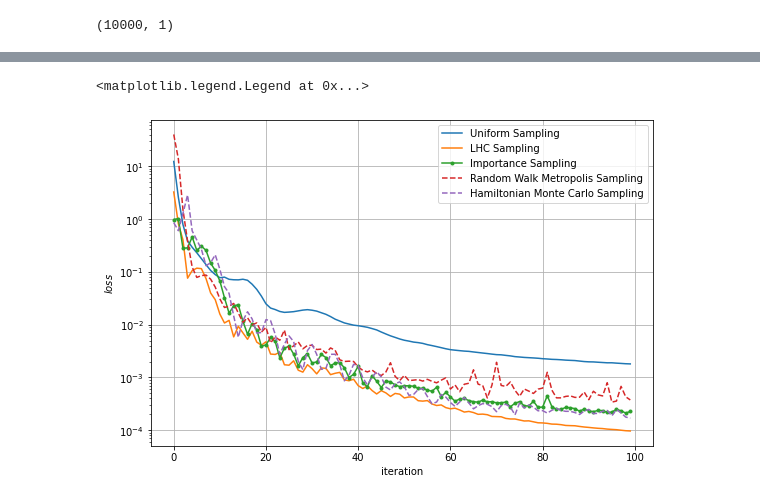
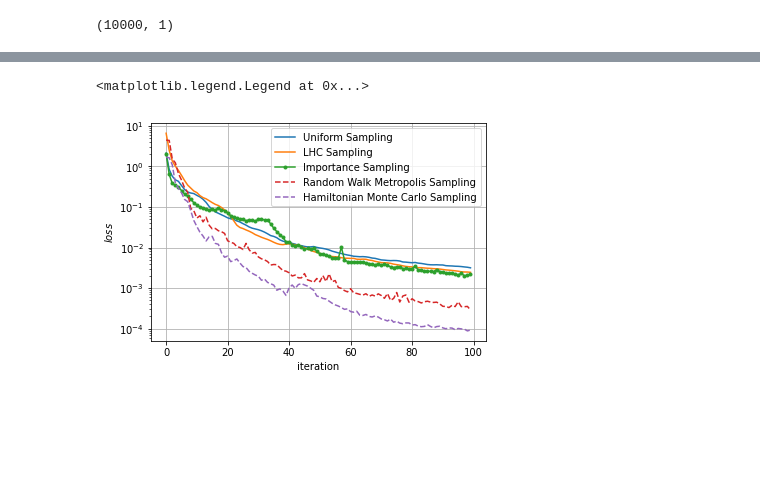
Before and after one commit to dsmagiya/CS6784_PINN_project, a Jupyter notebook: Importance_sampling_and_MCMC.ipynb, the cells around one changed output, grey strips where cells are left out. Cells and saved outputs as stored; diff of their text form; code cells hidden in the pictures; blank space fills up the shorter version.

```diff
--- a/Importance_sampling_and_MCMC.ipynb
+++ b/Importance_sampling_and_MCMC.ipynb
@@ -421,10 +423,13 @@ def trainModelMCMC(model, method, input, trainingEpisode, initialPoint, boundary
     hist = []
     histTime = []
     for i in range(trainingEpisode):
-        if i % 10 == 0 :
+        if i % 100 == 0 :
             print("doing {0} training".format(i))
         loss = trainStepWithMCMC(model, method(model), initialPoint, boundaryPoint)
         hist.append(loss.numpy())
         histTime.append(time() - t0)
     return hist, histTime
+# %%
+originModel = initiateModel()
+optim = tf.keras.optimizers.Adam(learning_rate=0.002)
 # %%
@@ -488,3 +455,0 @@ doing 90 training
-# %%
-model = tf.keras.models.clone_model(originModel)
-hist5, histTime5 = trainModelMCMC(model, HamiltonianMC, colPoint, 100, initialPoint, boundaryPoint)
@@ -501,0 +527,11 @@ doing 90 training
+# %%
+# model = tf.keras.models.clone_model(originModel)
+# model.set_weights(originModel.get_weights())
+# hist5, histTime5 = trainModelMCMC(model, HamiltonianMC, colPoint, 100, initialPoint, boundaryPoint)
+hist_np5 = np.zeros(100)
+for i in range(10):
+  model = tf.keras.models.clone_model(originModel)
+  model.set_weights(originModel.get_weights())
+  hist5, histTime2 = trainModelMCMC(model, HamiltonianMC, colPoint, 100, initialPoint, boundaryPoint)
+  hist_np5 += np.asarray(hist5)
+hist_np5 = hist_np5/10
@@ -517,16 +555,28 @@ doing 90 training
 # %%
-fig = plt.figure(figsize=(9,6))
+fig = plt.figure(figsize=(6,4))
 ax = fig.add_subplot(111)
-ax.semilogy(range(len(hist)), hist, '-', label = "Uniform Sampling")
-ax.semilogy(range(len(hist)), hist2, '-', label = "LHC Sampling")
-ax.semilogy(range(len(hist)), hist3, '.-', label = "Importance Sampling")
-ax.semilogy(range(len(hist)), hist4, '--', label = "Random Walk Metropolis Sampling")
-ax.semilogy(range(len(hist)), hist5, '--', label = "Hamiltonian Monte Carlo Sampling")
+# ax.semilogy(range(len(hist)), hist_np, '-', label = "Uniform Sampling")
+# ax.semilogy(range(len(hist)), hist2, '-', label = "LHC Sampling")
+# ax.semilogy(range(len(hist)), hist3, '.-', label = "Importance Sampling")
+# # ax.semilogy(range(len(hist)), hist3, '.-', label = "Importance Sampling + LHC")
+# ax.semilogy(range(len(hist)), hist4, '--', label = "Random Walk Metropolis Sampling")
+# ax.semilogy(range(len(hist)), hist5, '--', label = "Hamiltonian Monte Carlo Sampling")
+# # ax.semilogy(range(len(hist)), hist6, '--', label = "Slice Sampling")
+ax.semilogy(range(len(hist)), hist_np, '-', label = "Uniform Sampling")
+ax.semilogy(range(len(hist)), hist_np2, '-', label = "LHC Sampling")
+ax.semilogy(range(len(hist)), hist_np3, '.-', label = "Importance Sampling")
+# ax.semilogy(range(len(hist)), hist3, '.-', label = "Importance Sampling + LHC")
+ax.semilogy(range(len(hist)), hist_np4, '--', label = "Random Walk Metropolis Sampling")
+ax.semilogy(range(len(hist)), hist_np5, '--', label = "Hamiltonian Monte Carlo Sampling")
 # ax.semilogy(range(len(hist)), hist6, '--', label = "Slice Sampling")
+
 ax.set_xlabel('iteration')
 ax.set_ylabel('$loss$')
 plt.grid()
 plt.legend()
+# from google.colab import files
+# plt.savefig('PINN_benchmark.eps', format='eps')
+# files.download("PINN_benchmark.eps")
 # %% [output]
 <matplotlib.legend.Legend at 0x...>
-[figure, old version]
+[figure, new version]
```
Also changed, not shown: parts of 19 cells of this notebook.
